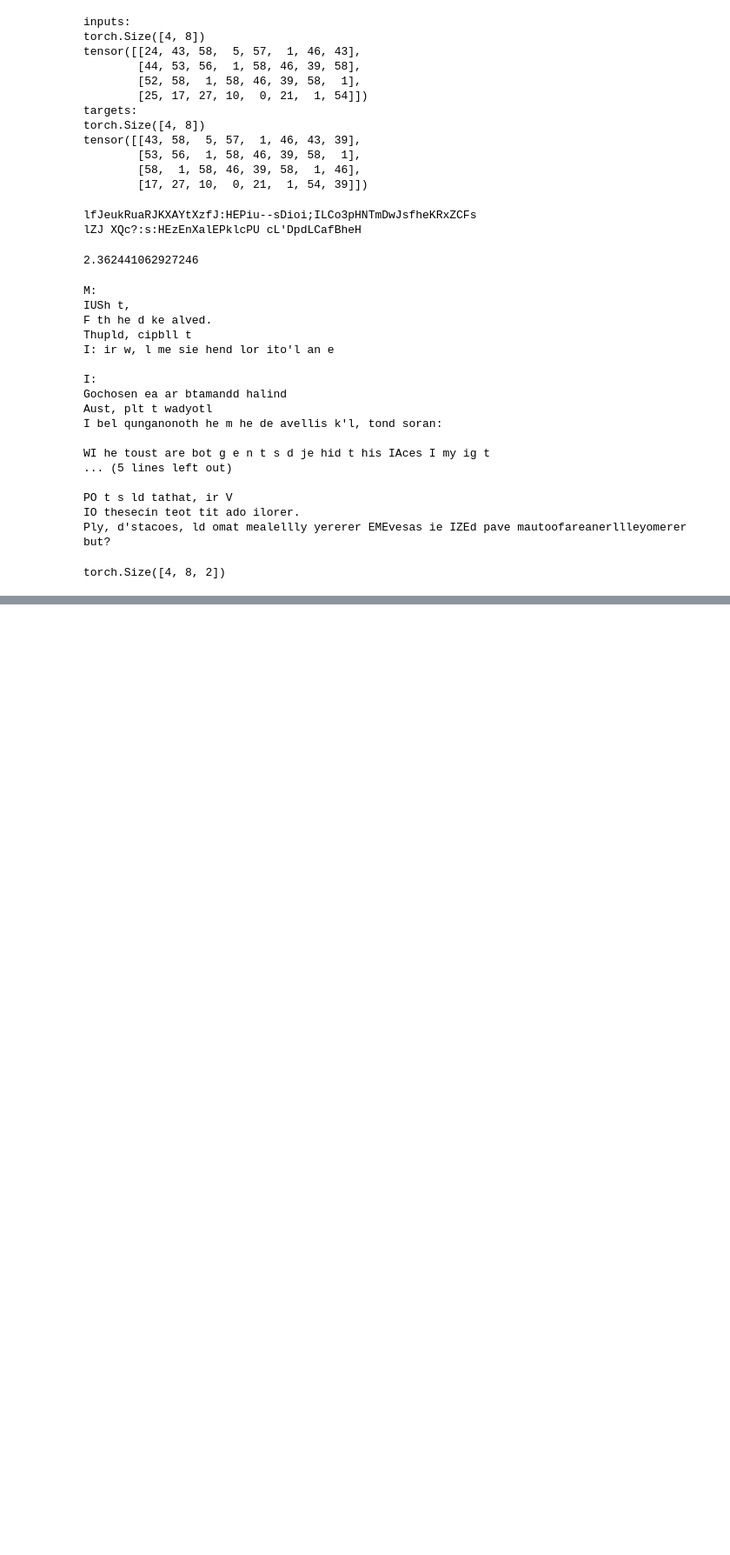
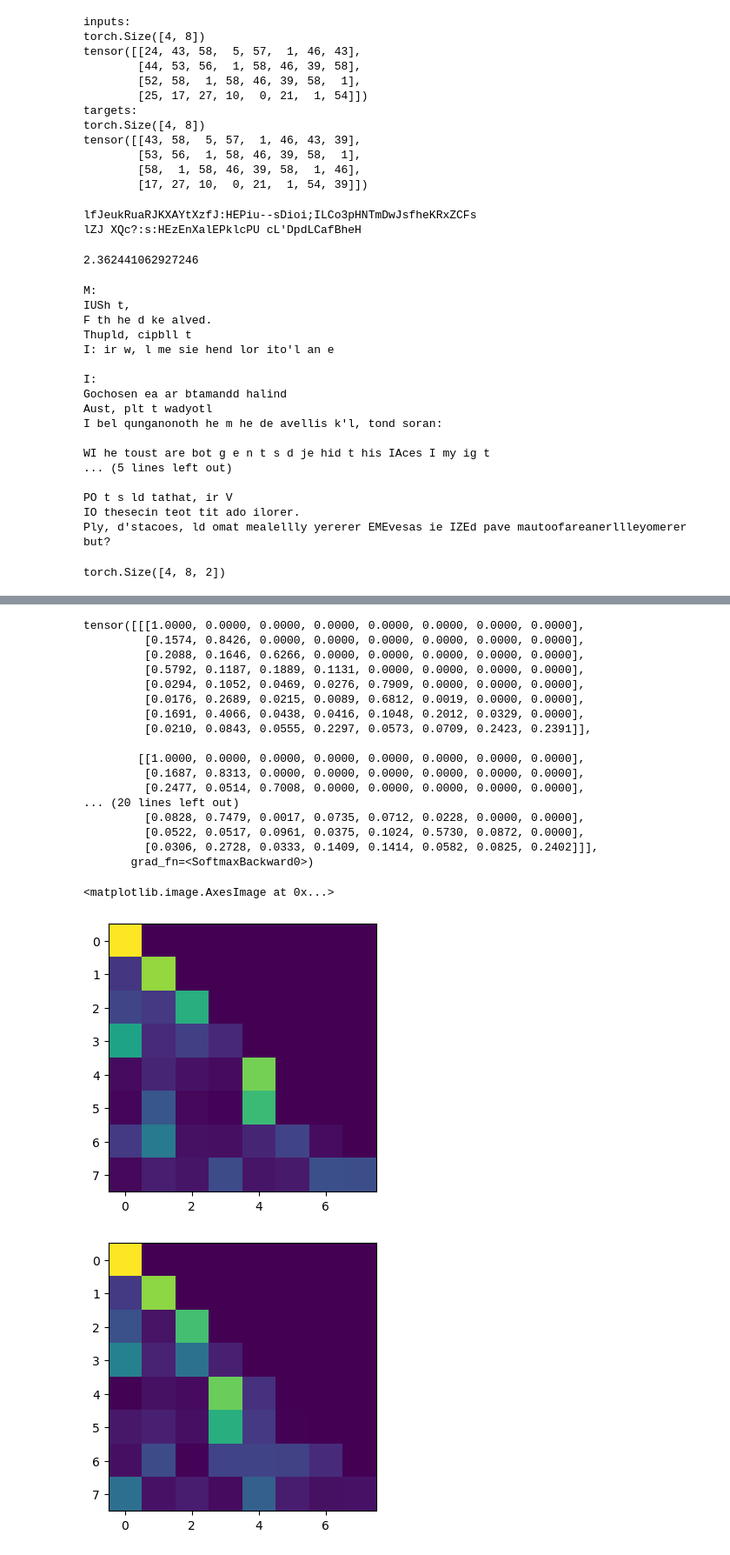
Before and after one commit to timh5011/llm-from-scratch, a Jupyter notebook: makemore/scratchpad_gpt.ipynb, the cells around one changed output, grey strips where cells are left out. Shown at 87% size. Drawn from its saved outputs; the diff is of its cells as text; code cells hidden in the pictures; blank space fills up the shorter version.

Commit message:
@ 1:11:37. Implemented Self-attentiongit add .git add .

```diff
--- a/makemore/scratchpad_gpt.ipynb
+++ b/makemore/scratchpad_gpt.ipynb
@@ -275,3 +275,71 @@ tensor([[1.0000, 0.0000, 0.0000, 0.0000, 0.0000, 0.0000, 0.0000, 0.0000],
         [0.1429, 0.1429, 0.1429, 0.1429, 0.1429, 0.1429, 0.1429, 0.0000],
         [0.1250, 0.1250, 0.1250, 0.1250, 0.1250, 0.1250, 0.1250, 0.1250]])
 [figure]
+# %%
+# ---------------------------------------------------------------------------------------------------------
+# Version 4: Self-attention
+# Above we see how we can allow every token to be dependent on all previous tokens
+# But some past tokens are more important than other - the "affinities" between some tokens are stronger than between others
+# We do not want to take a simple uniformly weighted mean of the entire history of that sequence (batch)
+# We want to discover which tokens' affinities are stronger than others, and give these tokens more predictive power (stronger weight in the mean)
+# Thus, every single node / token at each position emits 2 vectors: a key and a query
+# Key: For each token, asks "what do I contain?"
+# Query: For each token, asks "what am I looking for?"
+# We then let the weight matrix (tensor because of batches) be defined by the dot product of all the queries with all the keys
+# ---------------------------------------------------------------------------------------------------------
+
+torch.manual_seed(1337)
+B,T,C = 4,8,32 # batch, time, channel
+# so what these numbers mean are:
+#   have four batches that get processed in parallel for efficiency
+#   have 8 tokens per batch (sequential in "time", as far as information flow)
+#   and each token is encoded as a 32 dimensional vector
+x = torch.randn(B,T,C)
+
+# Let a single Head perform self-attention
+head_size = 16
+key = nn.Linear(C, head_size, bias=False)
+query = nn.Linear(C, head_size, bias=False)
+value = nn.Linear(C, head_size, bias=False)
+# Let all tokens in x independently produce a key and a query by forwarding these layers onto x (the data)
+k = key(x)   # (B, T, 16)
+q = query(x) # (B, T, 16)
+wei = q @ k.transpose(-2, -1) # (B, T, 16) @ (B, 16, T) ---> (B, T, T)
+
+
+tril = torch.tril(torch.ones(T,T))
+wei = wei.masked_fill(tril == 0, float('-inf'))
+wei = F.softmax(wei, dim=-1)
+v = value(x)
+out = wei @ v
+
+
+# print statements
+print(wei)
+plt.figure(figsize=(4,4))
+plt.imshow(wei[0].detach().numpy())
+plt.figure(figsize=(4,4))
+plt.imshow(wei[1].detach().numpy())
+plt.figure(figsize=(4,4))
+plt.imshow(wei[2].detach().numpy())
+# %% [output]
+tensor([[[1.0000, 0.0000, 0.0000, 0.0000, 0.0000, 0.0000, 0.0000, 0.0000],
+         [0.1574, 0.8426, 0.0000, 0.0000, 0.0000, 0.0000, 0.0000, 0.0000],
+         [0.2088, 0.1646, 0.6266, 0.0000, 0.0000, 0.0000, 0.0000, 0.0000],
+         [0.5792, 0.1187, 0.1889, 0.1131, 0.0000, 0.0000, 0.0000, 0.0000],
+         [0.0294, 0.1052, 0.0469, 0.0276, 0.7909, 0.0000, 0.0000, 0.0000],
+         [0.0176, 0.2689, 0.0215, 0.0089, 0.6812, 0.0019, 0.0000, 0.0000],
+         [0.1691, 0.4066, 0.0438, 0.0416, 0.1048, 0.2012, 0.0329, 0.0000],
+         [0.0210, 0.0843, 0.0555, 0.2297, 0.0573, 0.0709, 0.2423, 0.2391]],
+
+        [[1.0000, 0.0000, 0.0000, 0.0000, 0.0000, 0.0000, 0.0000, 0.0000],
+         [0.1687, 0.8313, 0.0000, 0.0000, 0.0000, 0.0000, 0.0000, 0.0000],
+         [0.2477, 0.0514, 0.7008, 0.0000, 0.0000, 0.0000, 0.0000, 0.0000],
+... (20 lines left out)
+         [0.0828, 0.7479, 0.0017, 0.0735, 0.0712, 0.0228, 0.0000, 0.0000],
+         [0.0522, 0.0517, 0.0961, 0.0375, 0.1024, 0.5730, 0.0872, 0.0000],
+         [0.0306, 0.2728, 0.0333, 0.1409, 0.1414, 0.0582, 0.0825, 0.2402]]],
+       grad_fn=<SoftmaxBackward0>)
+<matplotlib.image.AxesImage at 0x...>
+[figure, added]
+[figure, added]
```
Also changed, not shown: parts of 3 cells of this notebook.
